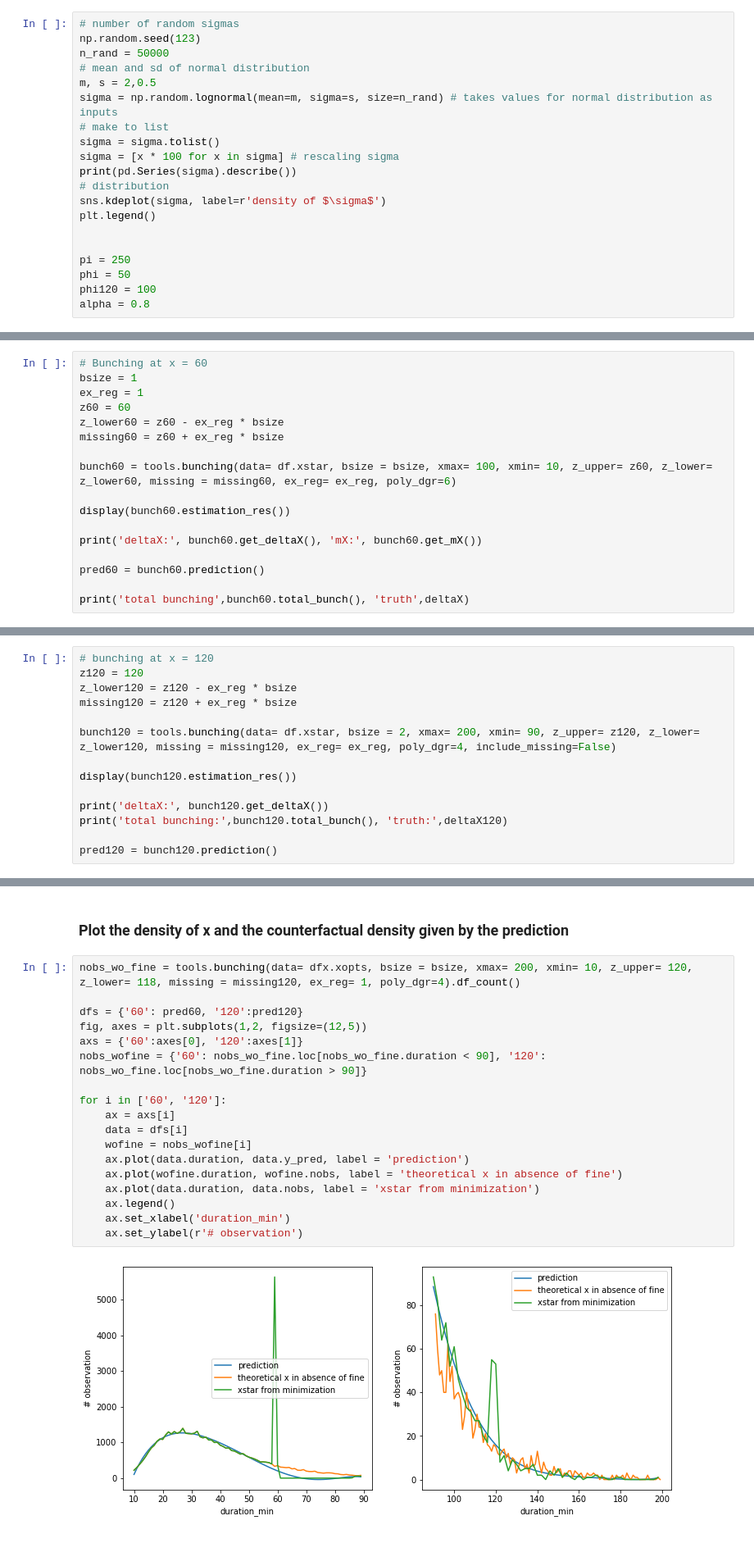
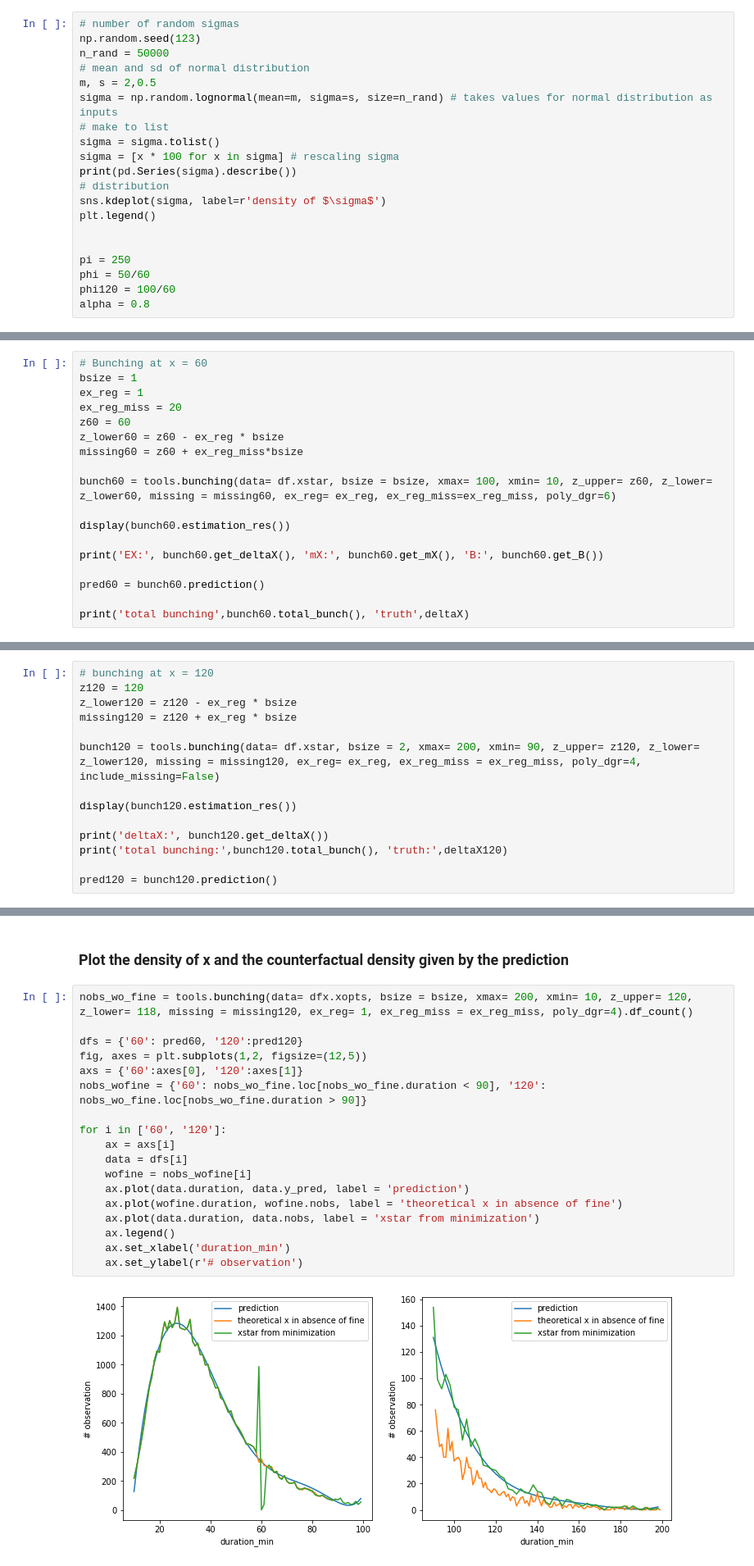
Before and after one commit to paulaleoni/delhi_outages, a Jupyter notebook: src/simulations.ipynb, the cells around one changed output, grey strips where cells are left out. Shown at 82% size. Drawn from its saved outputs; the diff is of its cells as text; blank space fills up the shorter version.

```diff
--- a/src/simulations.ipynb
+++ b/src/simulations.ipynb
@@ -35,8 +35,8 @@ plt.legend()
 
 
 pi = 250
-phi = 50
-phi120 = 100
+phi = 50/60
+phi120 = 100/60
 alpha = 0.8
 # %% [output]
 count    50000.000000
@@ -467,15 +705,16 @@ $B = \int_{x^*}^{x^* +\Delta x^*} h_{0}(x) dx$
 # Bunching at x = 60
 bsize = 1
 ex_reg = 1
+ex_reg_miss = 20
 z60 = 60
 z_lower60 = z60 - ex_reg * bsize
-missing60 = z60 + ex_reg * bsize
+missing60 = z60 + ex_reg_miss*bsize
 
-bunch60 = tools.bunching(data= df.xstar, bsize = bsize, xmax= 100, xmin= 10, z_upper= z60, z_lower= z_lower60, missing = missing60, ex_reg= ex_reg, poly_dgr=6)
+bunch60 = tools.bunching(data= df.xstar, bsize = bsize, xmax= 100, xmin= 10, z_upper= z60, z_lower= z_lower60, missing = missing60, ex_reg= ex_reg, ex_reg_miss=ex_reg_miss, poly_dgr=6)
 
 display(bunch60.estimation_res())
 
-print('deltaX:', bunch60.get_deltaX(), 'mX:', bunch60.get_mX())
+print('EX:', bunch60.get_deltaX(), 'mX:', bunch60.get_mX(), 'B:', bunch60.get_B())
 
 pred60 = bunch60.prediction()
 
@@ -541,7 +779,7 @@ z120 = 120
 z_lower120 = z120 - ex_reg * bsize
 missing120 = z120 + ex_reg * bsize
 
-bunch120 = tools.bunching(data= df.xstar, bsize = 2, xmax= 200, xmin= 90, z_upper= z120, z_lower= z_lower120, missing = missing120, ex_reg= ex_reg, poly_dgr=4, include_missing=False)
+bunch120 = tools.bunching(data= df.xstar, bsize = 2, xmax= 200, xmin= 90, z_upper= z120, z_lower= z_lower120, missing = missing120, ex_reg= ex_reg, ex_reg_miss = ex_reg_miss, poly_dgr=4, include_missing=False)
 
 display(bunch120.estimation_res())
 
@@ -580,25 +818,25 @@ total bunching: 0.24212602177385778 truth: 10.7295905075578
 # %% [markdown]
 ### Plot the density of x and the counterfactual density given by the prediction
 # %%
-nobs_wo_fine = tools.bunching(data= dfx.xopts, bsize = bsize, xmax= 200, xmin= 10, z_upper= 120, z_lower= 118, missing = missing120, ex_reg= 1, poly_dgr=4).df_count()
+nobs_wo_fine = tools.bunching(data= dfx.xopts, bsize = bsize, xmax= 200, xmin= 10, z_upper= 120, z_lower= 118, missing = missing120, ex_reg= 1, ex_reg_miss = ex_reg_miss, poly_dgr=4).df_count()
 
 dfs = {'60': pred60, '120':pred120}
 fig, axes = plt.subplots(1,2, figsize=(12,5))
 axs = {'60':axes[0], '120':axes[1]}
 nobs_wofine = {'60': nobs_wo_fine.loc[nobs_wo_fine.duration < 90], '120': nobs_wo_fine.loc[nobs_wo_fine.duration > 90]}
 
 for i in ['60', '120']:
     ax = axs[i]
     data = dfs[i]
     wofine = nobs_wofine[i]
     ax.plot(data.duration, data.y_pred, label = 'prediction')
     ax.plot(wofine.duration, wofine.nobs, label = 'theoretical x in absence of fine')
     ax.plot(data.duration, data.nobs, label = 'xstar from minimization')
     ax.legend()
     ax.set_xlabel('duration_min')
     ax.set_ylabel(r'# observation')
 # %% [output]
-[figure, old version]
+[figure, new version]
 # %% [markdown]
 solve for $\alpha$ :
 
```
Also changed, not shown: parts of 28 cells of this notebook.
